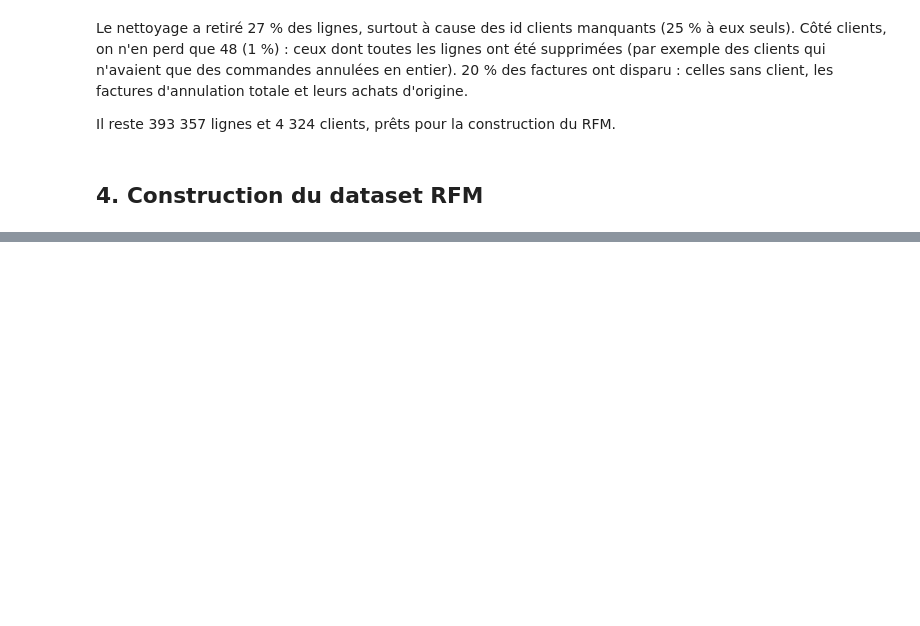
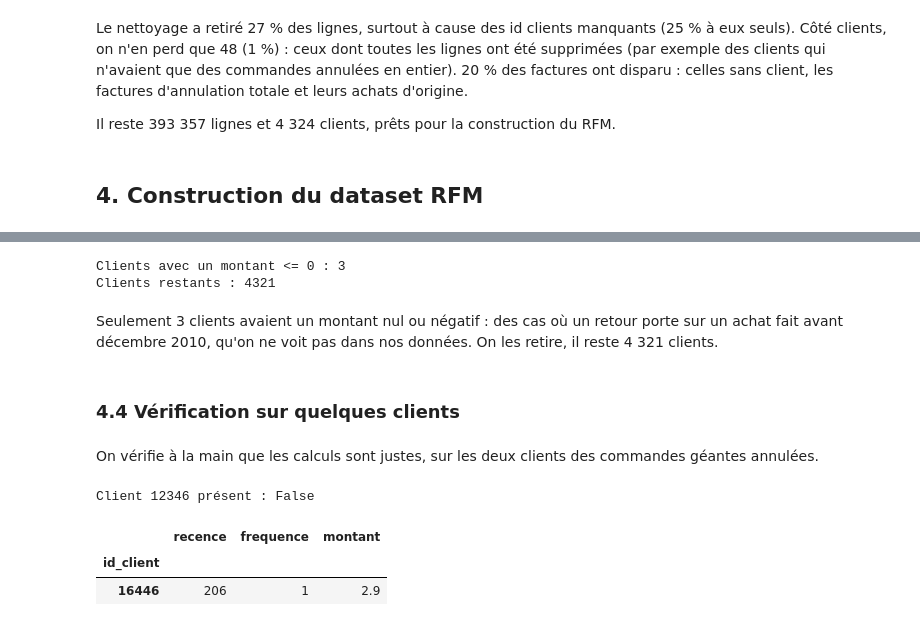
Before and after one commit to Zohair69/globalshop-rfm, a Jupyter notebook: notebooks/online_retail_clustering_rfm.ipynb, the cells around one changed output, grey strips where cells are left out. Cells and saved outputs as stored; diff of their text form; code cells hidden in the pictures; blank space fills up the shorter version.

```diff
--- a/notebooks/online_retail_clustering_rfm.ipynb
+++ b/notebooks/online_retail_clustering_rfm.ipynb
@@ -776,0 +823,24 @@ Il reste 393 357 lignes et 4 324 clients, prêts pour la construction du RFM.
+# %%
+# On regarde combien de clients ont un montant nul ou négatif, puis on les retire
+print("Clients avec un montant <= 0 :", (rfm["montant"] <= 0).sum())
+
+rfm = rfm[rfm["montant"] > 0]
+print("Clients restants :", len(rfm))
+# %% [output]
+Clients avec un montant <= 0 : 3
+Clients restants : 4321
+# %% [markdown]
+Seulement 3 clients avaient un montant nul ou négatif : des cas où un retour porte sur un achat fait avant décembre 2010, qu'on ne voit pas dans nos données. On les retire, il reste 4 321 clients.
+# %% [markdown]
+### 4.4 Vérification sur quelques clients
+# %% [markdown]
+On vérifie à la main que les calculs sont justes, sur les deux clients des commandes géantes annulées.
+# %%
+# Les deux clients des commandes géantes annulées : sont-ils bien traités ?
+print("Client 12346 présent :", 12346 in rfm.index)
+rfm.loc[[16446]]
+# %% [output]
+Client 12346 présent : False
+|  | recence | frequence | montant |
+| id_client |  |  |  |
+| 16446 | 206 | 1 | 2.9 |
```
Also changed, not shown: parts of 14 cells of this notebook.
